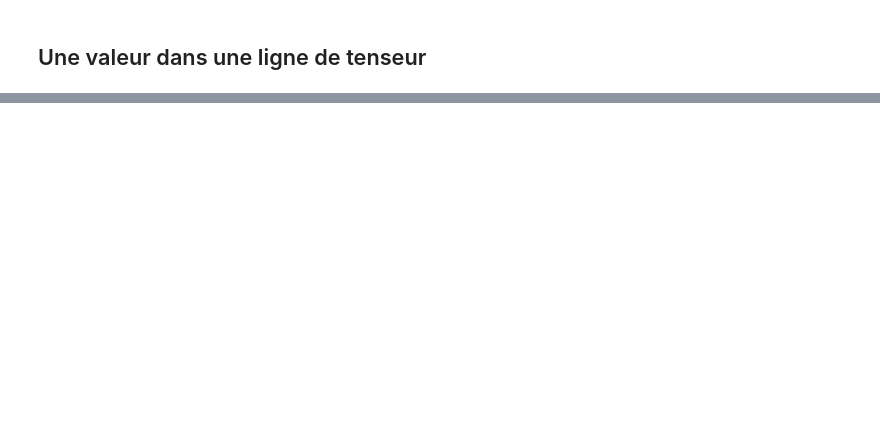
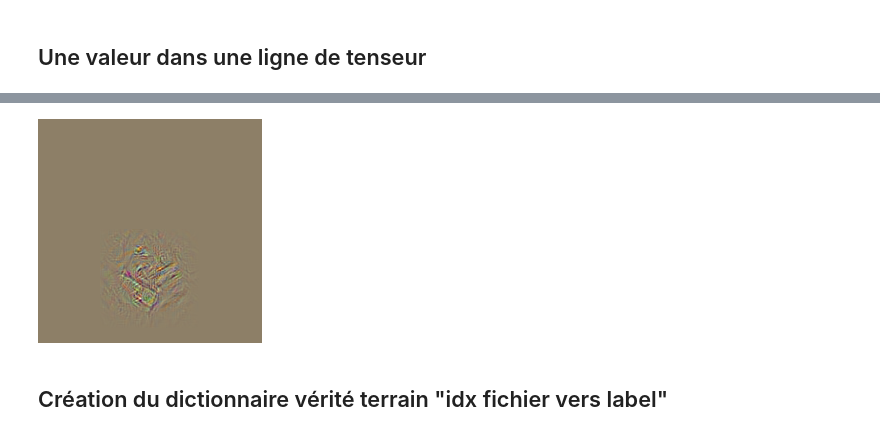
Before and after one commit to nicolasguillard/cnam-rcp209, a Jupyter notebook: _playground.ipynb, the cells around one changed output, grey strips where cells are left out. Drawn from its saved outputs; the diff is of its cells as text; code cells hidden in the pictures; blank space fills up the shorter version.

```diff
--- a/_playground.ipynb
+++ b/_playground.ipynb
@@ -2224,0 +1247,3 @@ tensor(2)
+# %%
+tensor = torch.load("/Users/me/Dropbox (Compte personnel)/Perso NG/Cours et Mooc/CNAM/RCP209 - Apprentissage statistique - modélisation décisionnelle et apprentissage profond/Project CNAM RCP209/src Projet CNAM RCP209-2024_25/deconv_sessions/alexnet_20250428_150103/deconvs_neuron_L07_n000.pt")
+print(tensor[0])
@@ -2224,0 +1268,14 @@ tensor(2)
+# %%
+inv_normalize = T.Normalize(
+    mean=[-0.485/0.229, -0.456/0.224, -0.406/0.255],
+    std=[1/0.229, 1/0.224, 1/0.255]
+)
+def to_0_1(image_t: torch.Tensor) -> torch.Tensor:
+    return (image_t - image_t.min()) / (image_t.max() - image_t.min())
+output_deconv_in_pixel_space = to_0_1(inv_normalize(tensor[0]))
+img1 = T.functional.to_pil_image(output_deconv_in_pixel_space)
+display(img1)
+# %% [output]
+[figure, added]
+# %% [markdown]
+## Création du dictionnaire vérité terrain "idx fichier vers label"
```
Also changed, not shown: parts of 144 cells of this notebook, 19 other files.
